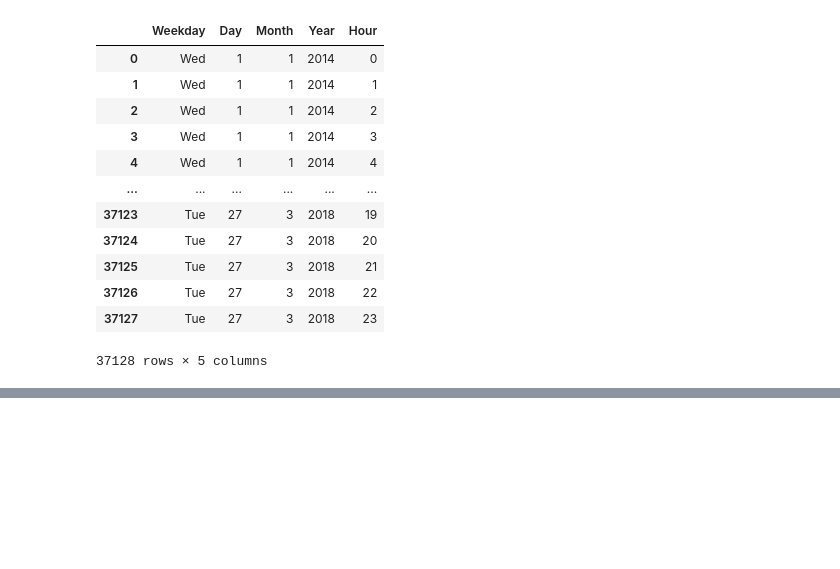
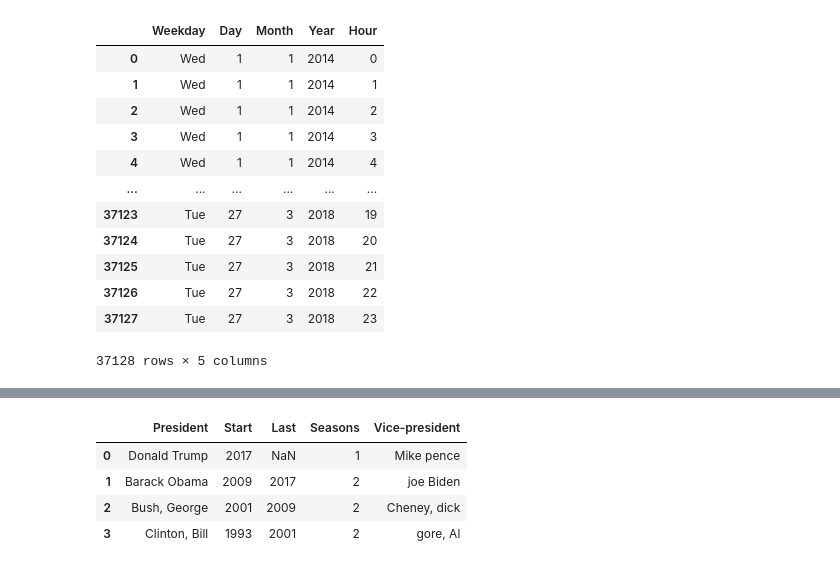
Before and after one commit to annassanchez/HY-2021-DataScience, a Jupyter notebook: week04/Week04.ipynb, the cells around one changed output, grey strips where cells are left out. Drawn from its saved outputs; the diff is of its cells as text; code cells hidden in the pictures; blank space fills up the shorter version.

Commit message:
solution added for aprt04-e17

```diff
--- a/week04/Week04.ipynb
+++ b/week04/Week04.ipynb
@@ -929,0 +952,21 @@ def cleaning_data():
+# %%
+## alternative solution
+def fix_name_field(s):
+    s = s.str.replace(r"(\w+), *(\w+)", r"\2 \1")
+    return s
+
+def cleaning_data():
+    df = pd.read_csv("src/presidents.tsv", sep="\t")
+    df = df.where(df != "two", 2)
+    df['Start'] = df['Start'].str.extract(r'^(\d{4})', expand=False)
+    df = df.where(df != "-", np.nan)
+    df["President"] = fix_name_field(df["President"])
+    df["Vice-president"] = fix_name_field(df["Vice-president"]).str.title()
+    return df.astype({"President":object, "Start":int,  "Last":float,
+                      "Seasons":int, "Vice-president": object})
+# %% [output]
+|  | President | Start | Last | Seasons | Vice-president |
+| 0 | Donald Trump | 2017 | NaN | 1 | Mike pence |
+| 1 | Barack Obama | 2009 | 2017 | 2 | joe Biden |
+| 2 | Bush, George | 2001 | 2009 | 2 | Cheney, dick |
+| 3 | Clinton, Bill | 1993 | 2001 | 2 | gore, Al |
```
Also changed, not shown: parts of 3 cells of this notebook.
